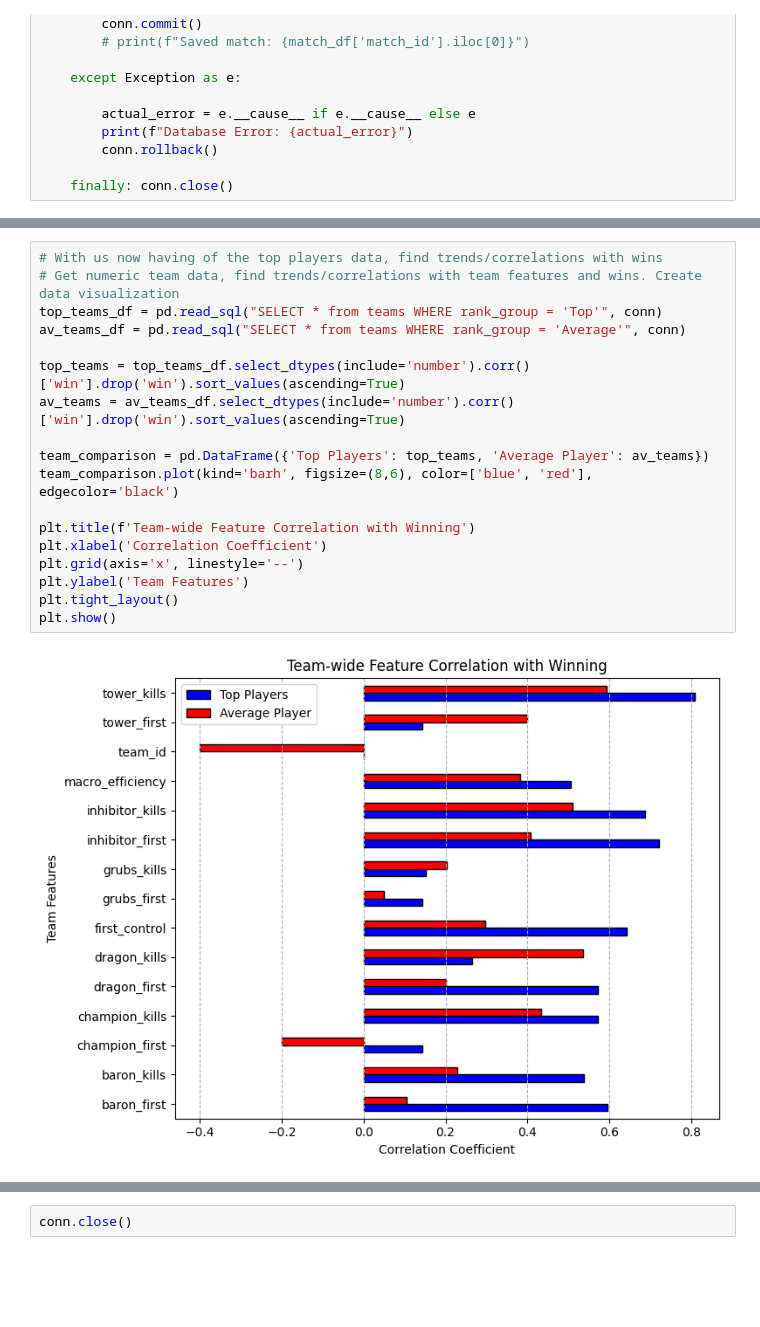
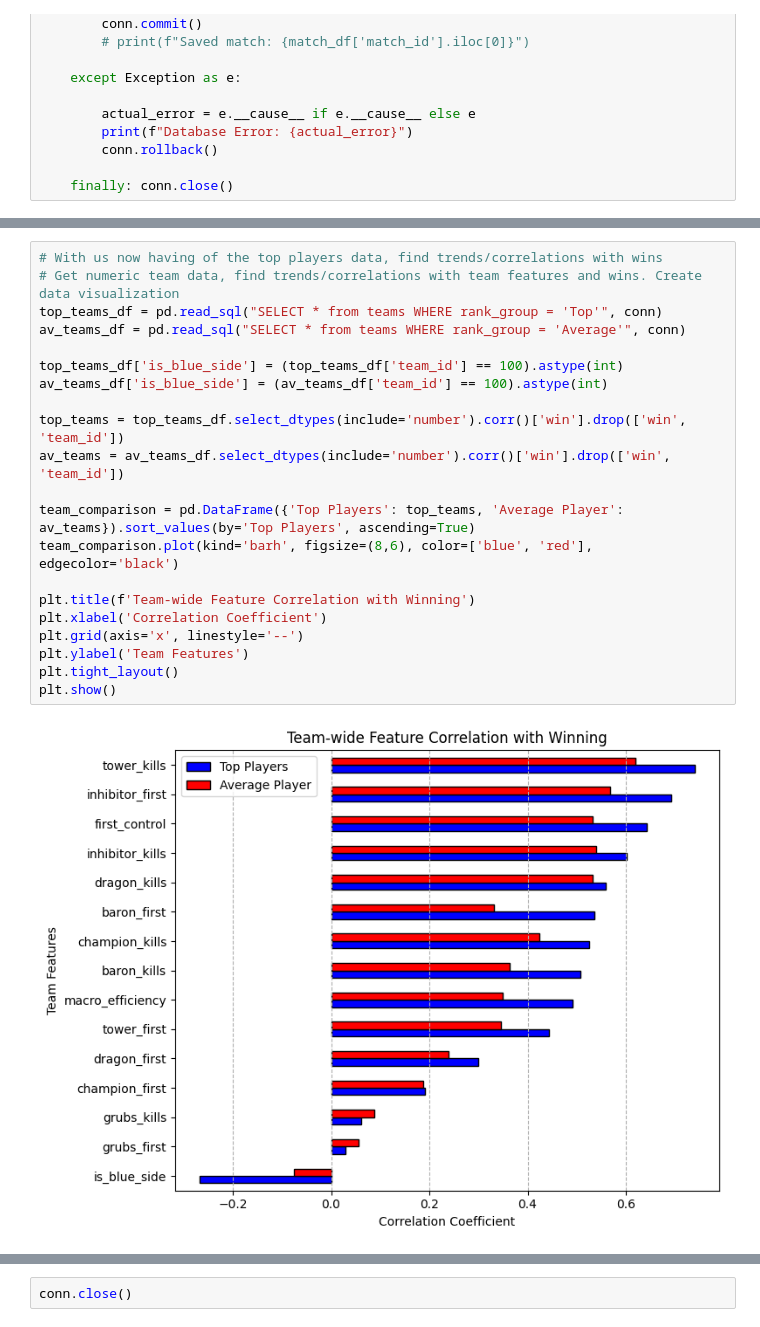
Before and after one commit to mclementi115/CS210-League-Project, a Jupyter notebook: LOLMatchAnalysis.ipynb, the cells around one changed output, grey strips where cells are left out. Drawn from its saved outputs; the diff is of its cells as text; blank space fills up the shorter version.

```diff
--- a/LOLMatchAnalysis.ipynb
+++ b/LOLMatchAnalysis.ipynb
@@ -558,23 +667,26 @@ Successfully saved all match data to database
 # %%
 # With us now having of the top players data, find trends/correlations with wins
 # Get numeric team data, find trends/correlations with team features and wins. Create data visualization
 top_teams_df = pd.read_sql("SELECT * from teams WHERE rank_group = 'Top'", conn)
 av_teams_df = pd.read_sql("SELECT * from teams WHERE rank_group = 'Average'", conn)
 
-top_teams = top_teams_df.select_dtypes(include='number').corr()['win'].drop('win').sort_values(ascending=True)
-av_teams = av_teams_df.select_dtypes(include='number').corr()['win'].drop('win').sort_values(ascending=True)
+top_teams_df['is_blue_side'] = (top_teams_df['team_id'] == 100).astype(int)
+av_teams_df['is_blue_side'] = (av_teams_df['team_id'] == 100).astype(int)
 
-team_comparison = pd.DataFrame({'Top Players': top_teams, 'Average Player': av_teams})
+top_teams = top_teams_df.select_dtypes(include='number').corr()['win'].drop(['win', 'team_id'])
+av_teams = av_teams_df.select_dtypes(include='number').corr()['win'].drop(['win', 'team_id'])
+
+team_comparison = pd.DataFrame({'Top Players': top_teams, 'Average Player': av_teams}).sort_values(by='Top Players', ascending=True)
 team_comparison.plot(kind='barh', figsize=(8,6), color=['blue', 'red'], edgecolor='black')
 
 plt.title(f'Team-wide Feature Correlation with Winning')
 plt.xlabel('Correlation Coefficient')
 plt.grid(axis='x', linestyle='--')
 plt.ylabel('Team Features')
 plt.tight_layout()
 plt.show()
 # %% [output]
-[figure, old version]
+[figure, new version]
 # %%
 # Get numeric player data, find trends/correlations with player oriented features and wins. Create data visualization
 # Top players
```
Also changed, not shown: parts of 11 cells of this notebook, 1 other file.
